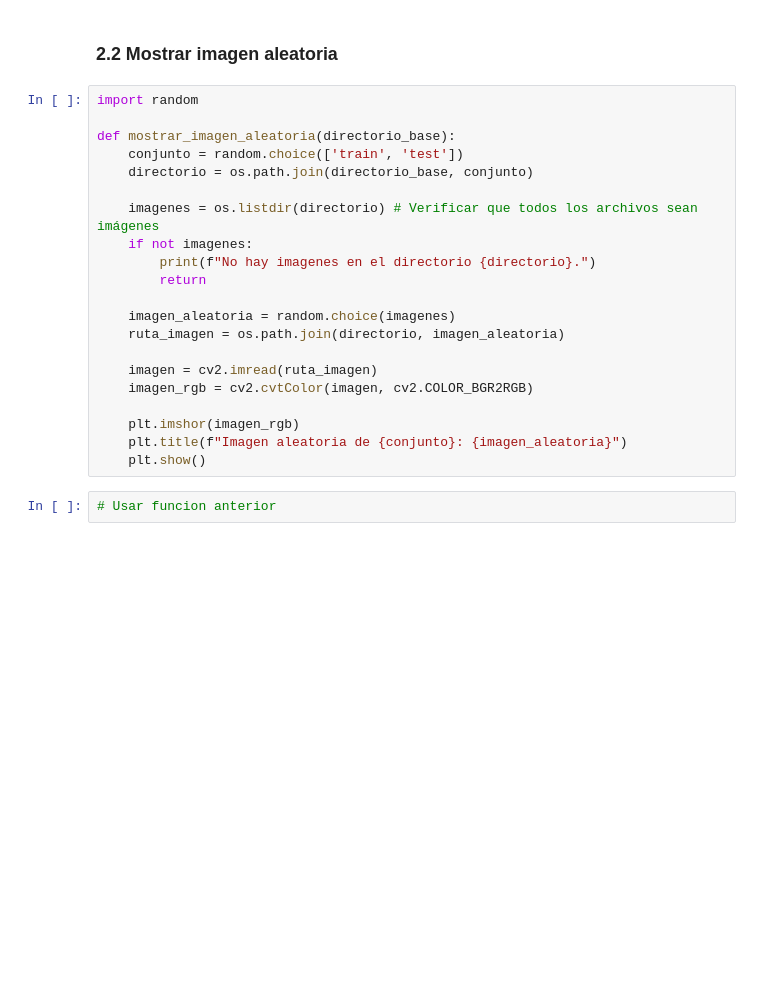
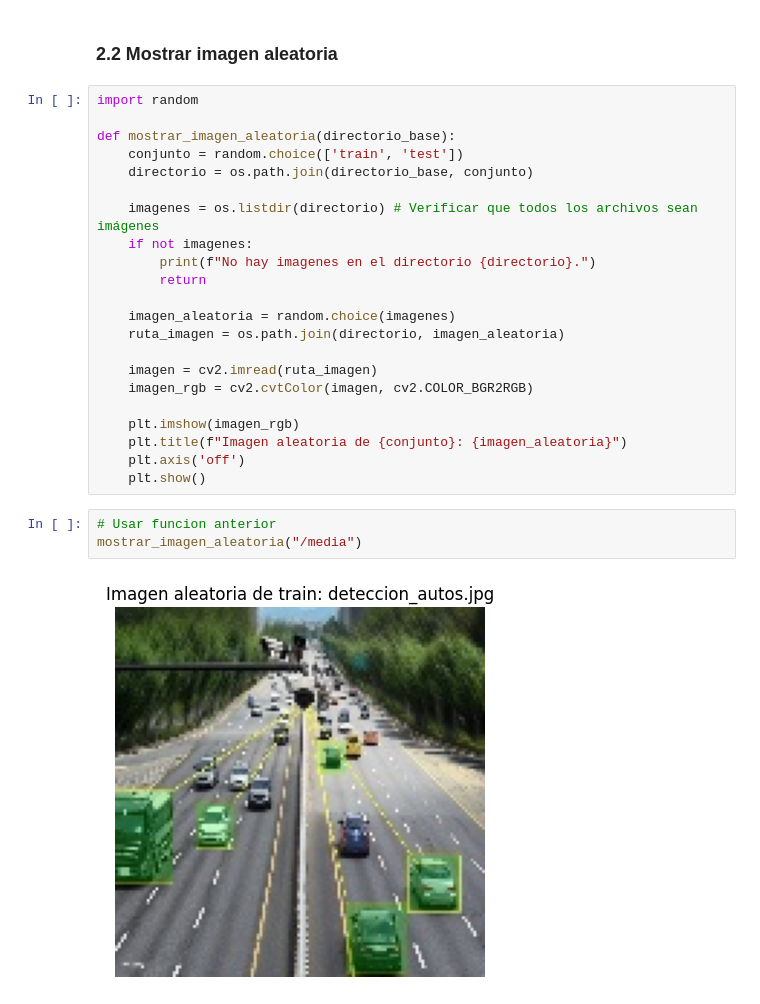
Before and after one commit to t053600520/SEMAFORIZACION-INTELIGENTE, a Jupyter notebook: Uso_de_OS_PDS.ipynb, the cells around one changed output. Drawn from its saved outputs; the diff is of its cells as text; blank space fills up the shorter version.

```diff
--- a/Uso_de_OS_PDS.ipynb
+++ b/Uso_de_OS_PDS.ipynb
@@ -123,8 +152,12 @@ def mostrar_imagen_aleatoria(directorio_base):
     imagen = cv2.imread(ruta_imagen)
     imagen_rgb = cv2.cvtColor(imagen, cv2.COLOR_BGR2RGB)
 
-    plt.imshor(imagen_rgb)
+    plt.imshow(imagen_rgb)
     plt.title(f"Imagen aleatoria de {conjunto}: {imagen_aleatoria}")
+    plt.axis('off')
     plt.show()
 # %%
 # Usar funcion anterior
+mostrar_imagen_aleatoria("/media")
+# %% [output]
+[figure, added]
```
Also changed, not shown: parts of 7 cells of this notebook.
